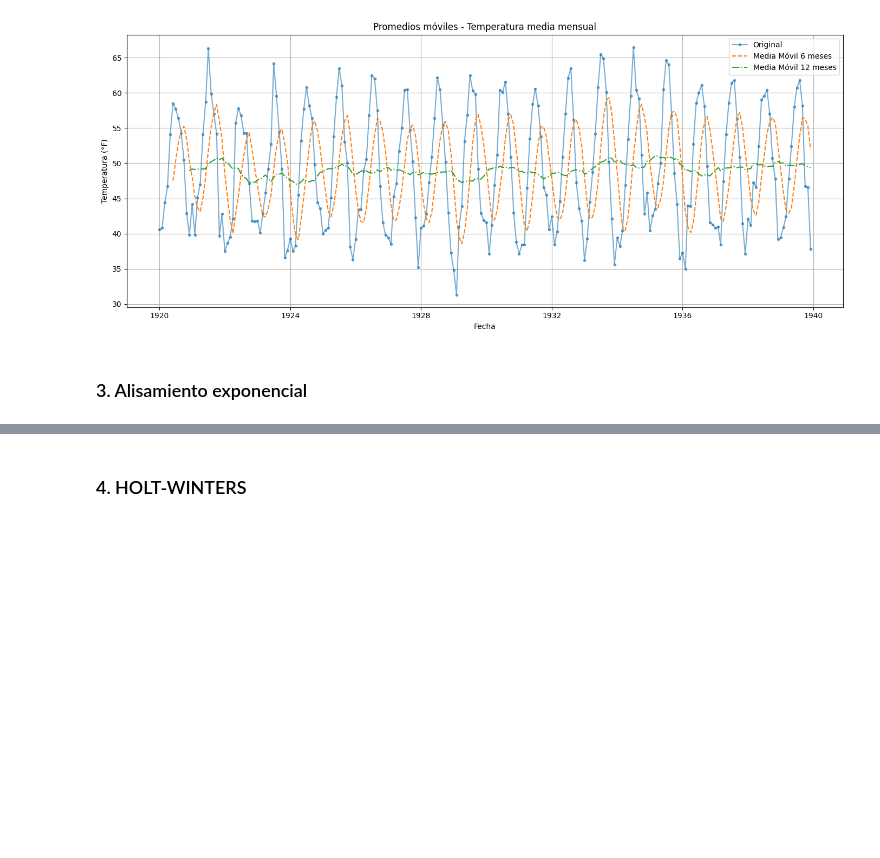
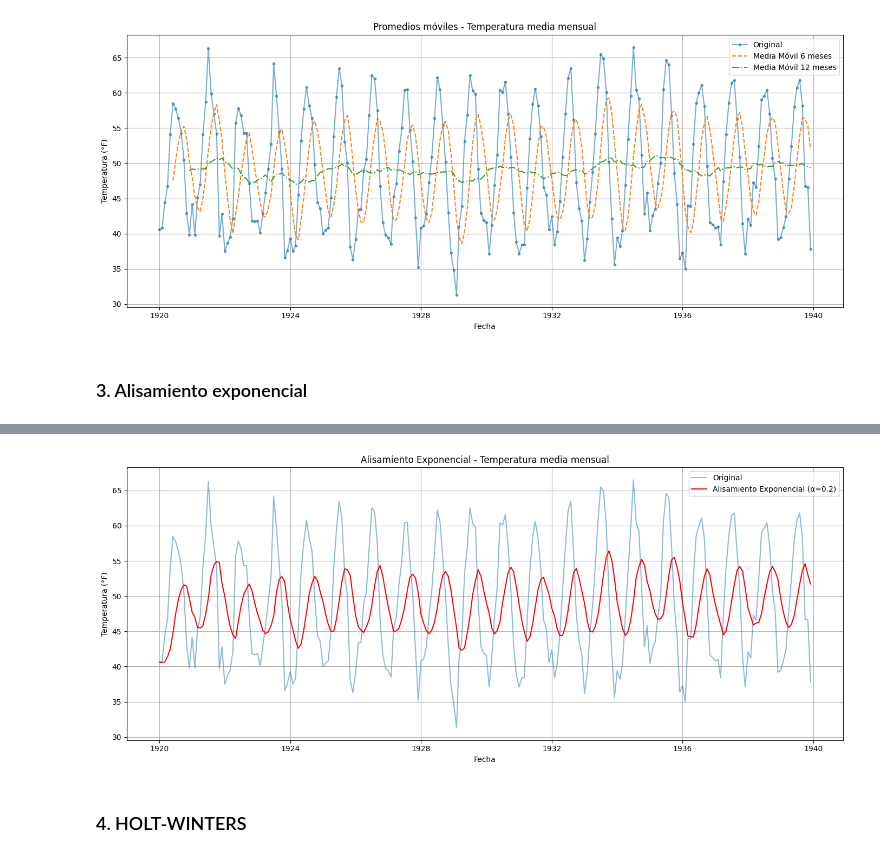
Before and after one commit to SRV-JSPA/lab1-ST, a Jupyter notebook: monthly-mean-temp.ipynb, the cells around one changed output, grey strips where cells are left out. Drawn from its saved outputs; the diff is of its cells as text; code cells hidden in the pictures; blank space fills up the shorter version.

```diff
--- a/monthly-mean-temp.ipynb
+++ b/monthly-mean-temp.ipynb
@@ -86,2 +95,20 @@ plt.show()
+# %%
+from statsmodels.tsa.holtwinters import SimpleExpSmoothing
+
+model = SimpleExpSmoothing(df['Temperature']).fit(smoothing_level=0.2, optimized=False)
+df['Exponencial'] = model.fittedvalues
+
+plt.figure(figsize=(14, 6))
+plt.plot(df.index, df['Temperature'], label='Original', alpha=0.5)
+plt.plot(df.index, df['Exponencial'], label='Alisamiento Exponencial (α=0.2)', color='red')
+plt.title("Alisamiento Exponencial - Temperatura media mensual")
+plt.xlabel("Fecha")
+plt.ylabel("Temperatura (°F)")
+plt.legend()
+plt.grid(True)
+plt.tight_layout()
+plt.show()
+# %% [output]
+[figure, added]
 # %% [markdown]
 ### 4. HOLT-WINTERS
```
Also changed, not shown: parts of 5 cells of this notebook.
